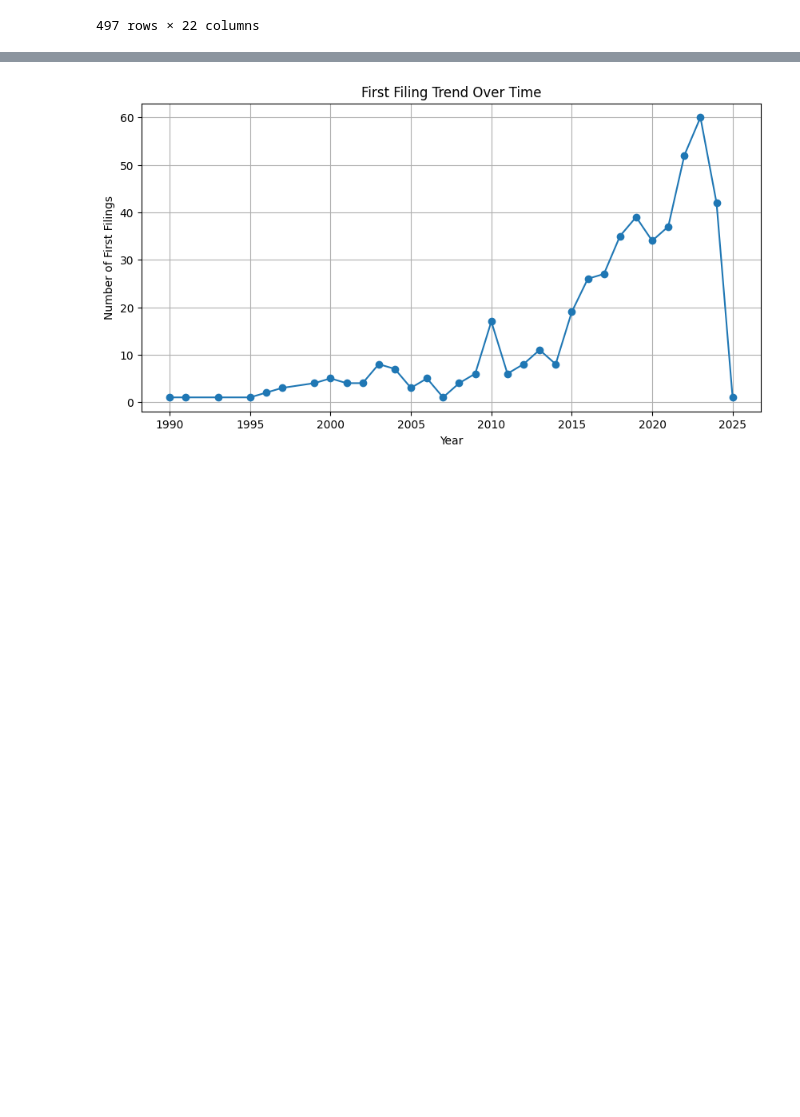
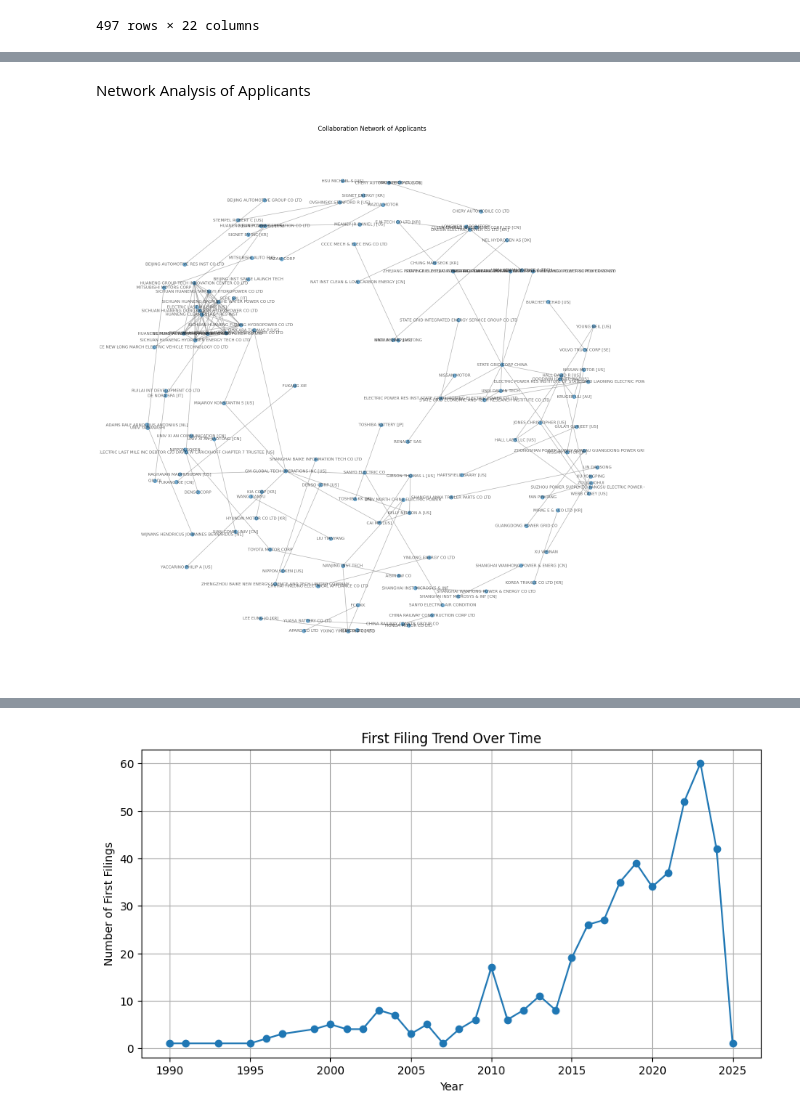
Before and after one commit to tasnim2410/technology-trend-analysis, a Jupyter notebook: DataPreparationForR.ipynb, the cells around one changed output, grey strips where cells are left out. Saved outputs shown, nothing was run; the diff lists cells and outputs as text; code cells hidden in the pictures; blank space fills up the shorter version.

```diff
--- a/DataPreparationForR.ipynb
+++ b/DataPreparationForR.ipynb
@@ -930,0 +972,24 @@ df.to_excel('data_with_family_members.xlsx', index=False)
+# %% [markdown]
+Network Analysis of Applicants
+# %%
+import networkx as nx
+# Create a co-applicant network
+G = nx.Graph()
+
+for applicants in df['Applicants'].dropna():
+    applicants_list = [app.strip() for app in applicants if app.strip()]
+    for i in range(len(applicants_list)):
+        for j in range(i+1, len(applicants_list)):
+            if G.has_edge(applicants_list[i], applicants_list[j]):
+                G[applicants_list[i]][applicants_list[j]]['weight'] += 1
+            else:
+                G.add_edge(applicants_list[i], applicants_list[j], weight=1)
+
+# Visualize the network
+plt.figure(figsize=(15, 15))
+pos = nx.spring_layout(G, k=0.5)  # Layout for better visualization
+nx.draw(G, pos, with_labels=True, node_size=50, font_size=8, alpha=0.6, edge_color='gray')
+plt.title('Collaboration Network of Applicants')
+plt.show()
+# %% [output]
+[figure, added]
```
Also changed, not shown: parts of 38 cells of this notebook, 2 other files.
